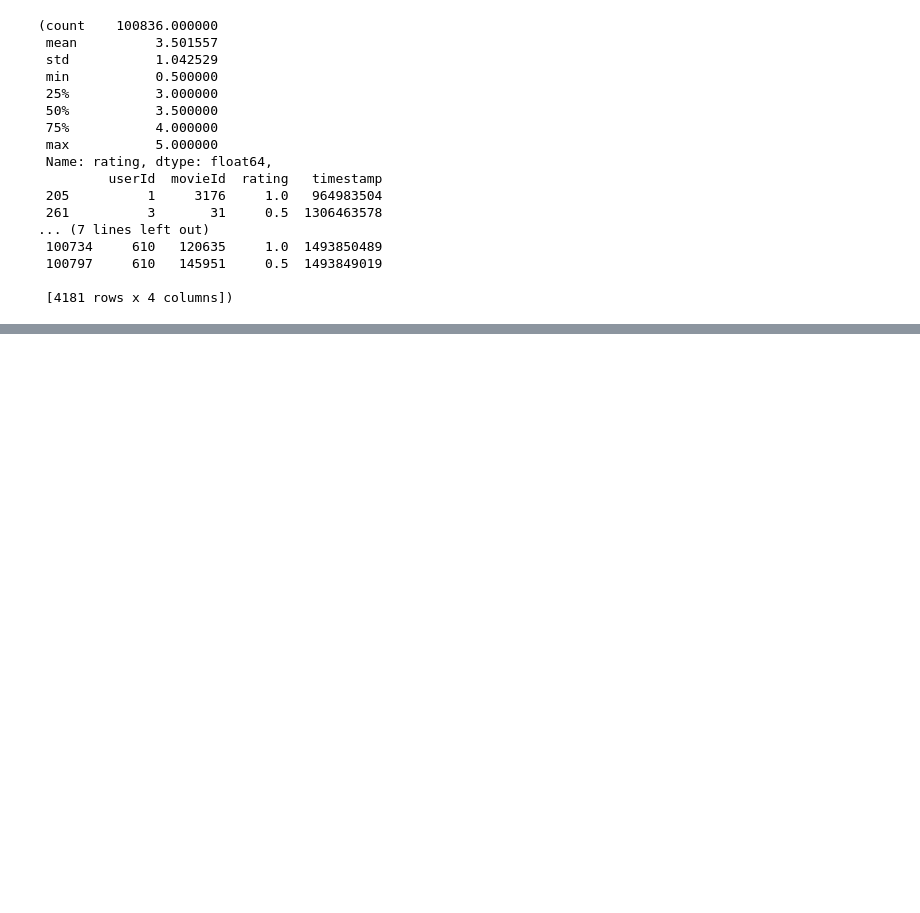
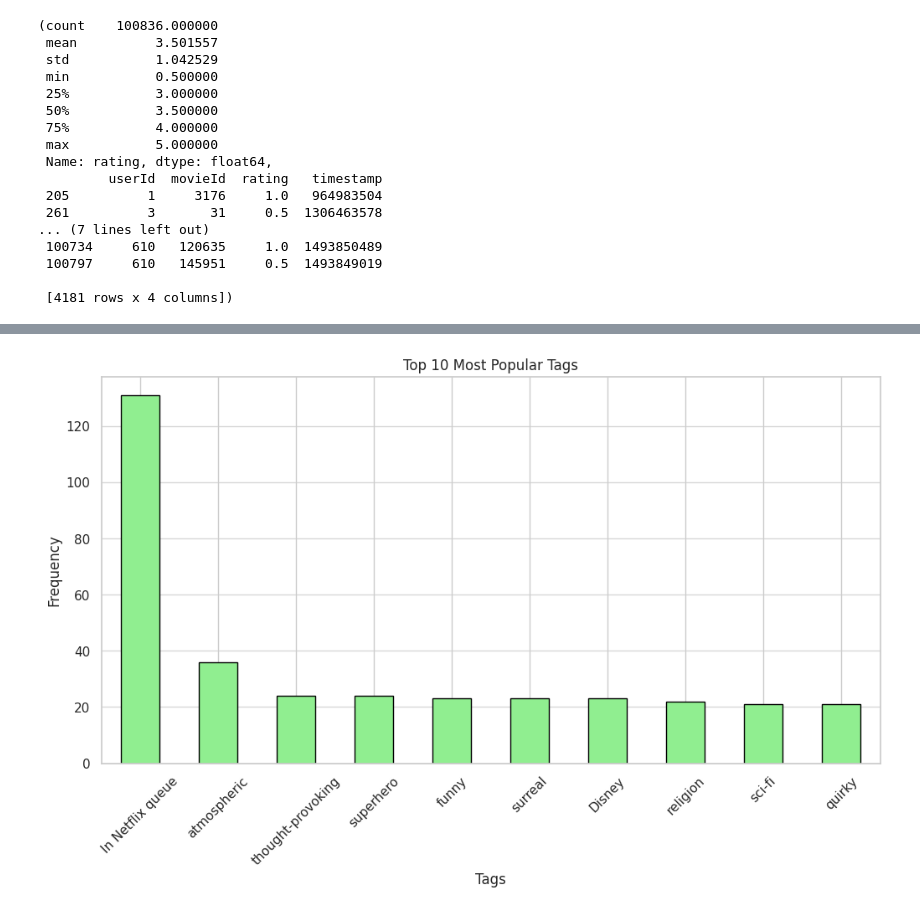
Before and after one commit to aliasgharmirhshai/Movie-recommendation-system, a Jupyter notebook: notebooks/EDA.ipynb, the cells around one changed output, grey strips where cells are left out. Cells and saved outputs as stored; diff of their text form; code cells hidden in the pictures; blank space fills up the shorter version.

```diff
--- a/notebooks/EDA.ipynb
+++ b/notebooks/EDA.ipynb
@@ -297,0 +346,15 @@ plt.show()
+# %%
+# Count the most popular tags
+popular_tags = tags['tag'].value_counts().head(10)
+
+# Create a bar plot for the most popular tags
+plt.figure(figsize=(12, 6))
+popular_tags.plot(kind='bar', color='lightgreen', edgecolor='black')
+plt.title('Top 10 Most Popular Tags')
+plt.xlabel('Tags')
+plt.ylabel('Frequency')
+plt.xticks(rotation=45)
+plt.grid(axis='y', alpha=0.75)
+plt.show()
+# %% [output]
+[figure, added]
```
Also changed, not shown: parts of 8 cells of this notebook.
